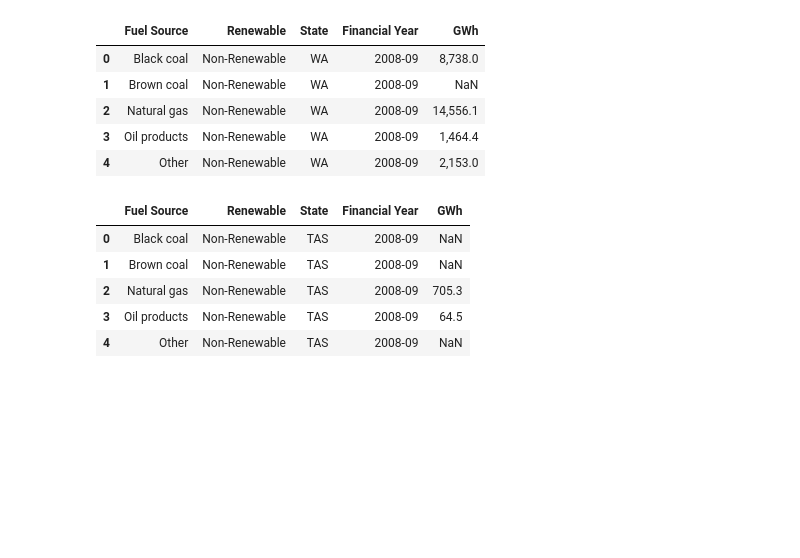
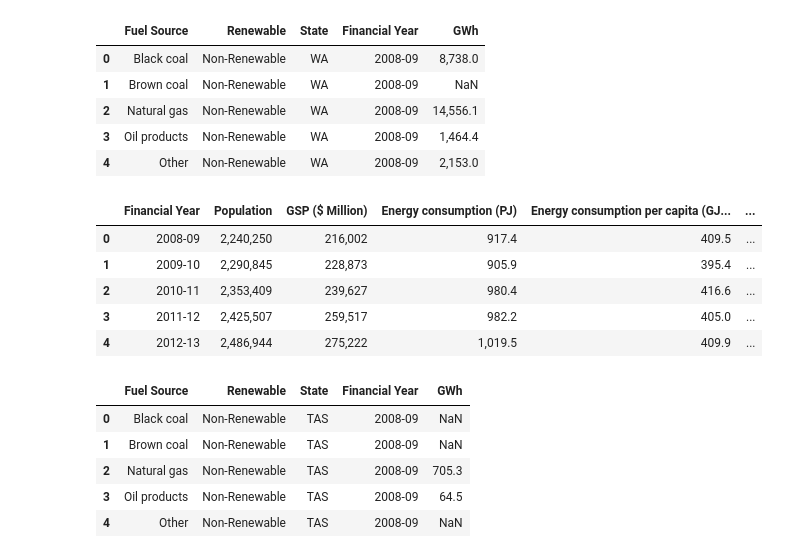
Before and after one commit to Lopokoiyit/PROJECT2-, a Jupyter notebook: data/data_cleaning.ipynb, the cells around one changed output. Cells and saved outputs as stored; diff of their text form; code cells hidden in the pictures; blank space fills up the shorter version.

```diff
--- a/data/data_cleaning.ipynb
+++ b/data/data_cleaning.ipynb
@@ -55,4 +85,14 @@ wa_df.head()
 | 2 | Natural gas | Non-Renewable | WA | 2008-09 | 14,556.1 |
 | 3 | Oil products | Non-Renewable | WA | 2008-09 | 1,464.4 |
 | 4 | Other | Non-Renewable | WA | 2008-09 | 2,153.0 |
+# %%
+wa_consumption_df = pd.read_csv("csv/wa_consumption.csv")
+wa_consumption_df.head()
+# %% [output]
+|  | Financial Year | Population | GSP ($ Million) | Energy consumption (PJ) | Energy consumption per capita (GJ... | ... |
+| 0 | 2008-09 | 2,240,250 | 216,002 | 917.4 | 409.5 | ... |
+| 1 | 2009-10 | 2,290,845 | 228,873 | 905.9 | 395.4 | ... |
+| 2 | 2010-11 | 2,353,409 | 239,627 | 980.4 | 416.6 | ... |
+| 3 | 2011-12 | 2,425,507 | 259,517 | 982.2 | 405.0 | ... |
+| 4 | 2012-13 | 2,486,944 | 275,222 | 1,019.5 | 409.9 | ... |
 # %%
```
Also changed, not shown: parts of 13 cells of this notebook, 14 other files.
